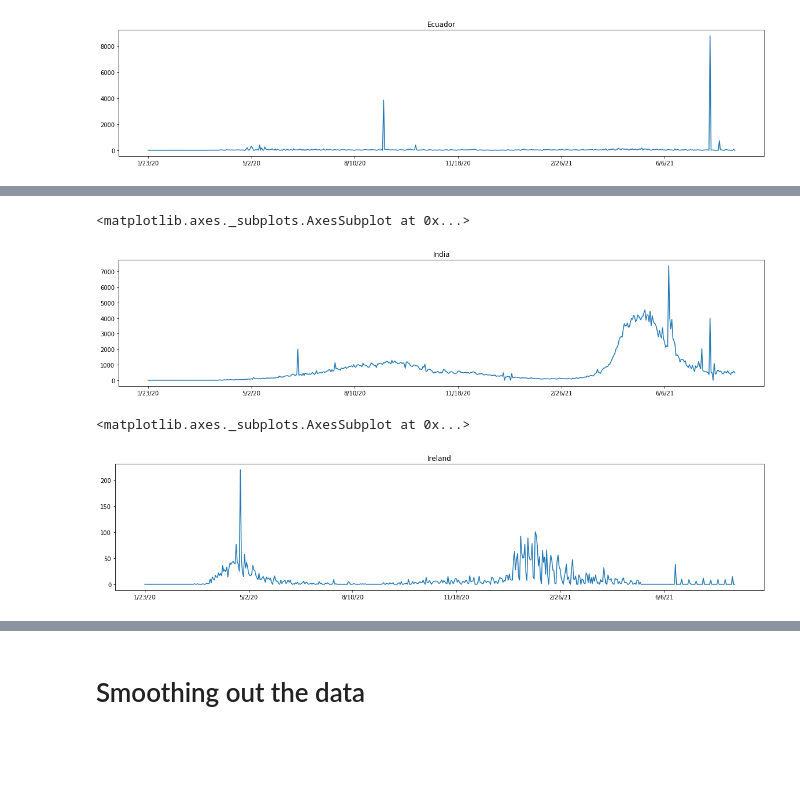
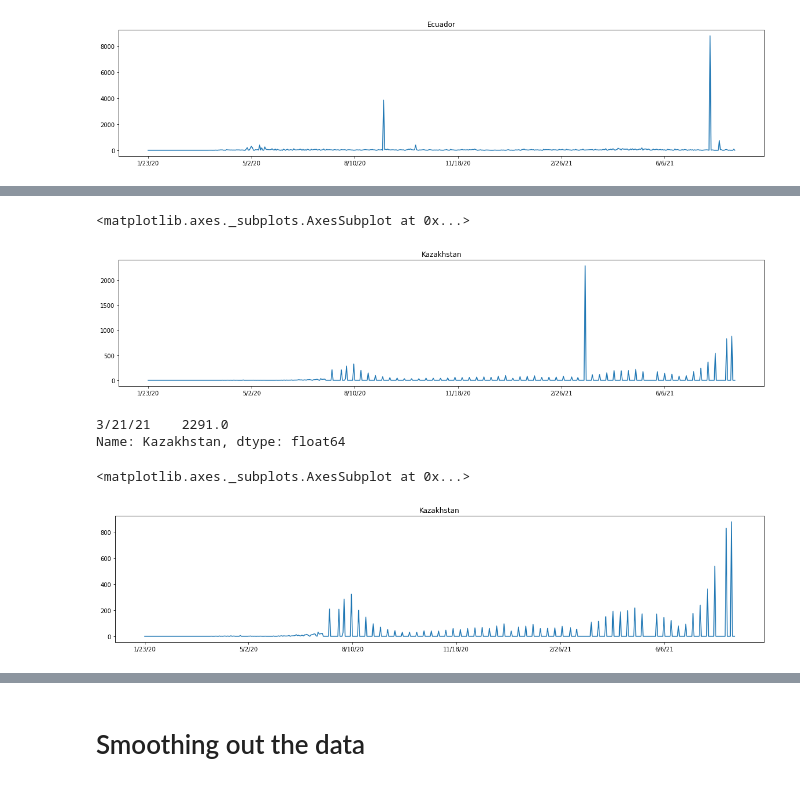
Before and after one commit to Edigiraldo/covid-deaths-predictor, a Jupyter notebook: Process_covid_deaths_data.ipynb, the cells around one changed output, grey strips where cells are left out. Saved outputs shown, nothing was run; the diff lists cells and outputs as text; code cells hidden in the pictures; blank space fills up the shorter version.

```diff
--- a/Process_covid_deaths_data.ipynb
+++ b/Process_covid_deaths_data.ipynb
@@ -158,3 +180,5 @@ covid_deaths_df.loc['China', covid_deaths_df.loc['China'] > 400] = covid_deaths_
+# %%
+covid_deaths_df.loc['China', '4/17/20'] = covid_deaths_df.loc['China', '4/16/20']
 # %%
 covid_deaths_df.loc['China'].plot(figsize=(20, 4), title='China')
 # %% [output]
@@ -168,5 +197,5 @@ covid_deaths_df.loc['Congo (Kinshasa)'].plot(figsize=(20, 4), title='Congo (Kins
 # %%
-covid_deaths_df.loc['Congo (Kinshasa)', covid_deaths_df.loc['Congo (Kinshasa)'] > 100] = covid_deaths_df.loc['Congo (Kinshasa)', '12/22/20']
+covid_deaths_df.loc['Congo (Kinshasa)', '12/23/20'] = covid_deaths_df.loc['Congo (Kinshasa)', '12/22/20']
 # %%
 covid_deaths_df.loc['Congo (Kinshasa)'].plot(figsize=(20, 4), title='Congo (Kinshasa)')
 # %% [output]
@@ -177,10 +206,3 @@ covid_deaths_df.loc['Ecuador'].plot(figsize=(20, 4), title='Ecuador') # Ecuador
 # %% [output]
 <matplotlib.axes._subplots.AxesSubplot at 0x...>
 [figure]
-# %%
-covid_deaths_df.loc['El Salvador'].plot(figsize=(20, 4), title='El Salvador')
-plt.show()
-covid_deaths_df.loc['El Salvador', covid_deaths_df.loc['El Salvador'] > 20] = covid_deaths_df.loc['El Salvador', '1/4/21']
-covid_deaths_df.loc['El Salvador', '1/2/21'] = covid_deaths_df.loc['El Salvador', '1/3/21']
-covid_deaths_df.loc['El Salvador'].plot(figsize=(20, 4), title='El Salvador')
-plt.show()
@@ -190,10 +209,17 @@ plt.show()
 # %%
-covid_deaths_df.loc['India'].plot(figsize=(20, 4), title='India') # Left unmodified
+covid_deaths_df.loc['Kazakhstan'].plot(figsize=(20, 4), title='Kazakhstan')
 # %% [output]
 <matplotlib.axes._subplots.AxesSubplot at 0x...>
-[figure, old version]
+[figure, new version]
+# %%
+covid_deaths_df.loc['Kazakhstan', covid_deaths_df.loc['Kazakhstan'] > 1000]
+# %% [output]
+3/21/21    2291.0
+Name: Kazakhstan, dtype: float64
+# %%
+covid_deaths_df.loc['Kazakhstan', '3/21/21'] = 0
 # %%
-covid_deaths_df.loc['Ireland'].plot(figsize=(20, 4), title='Ireland') # Left as it is.
+covid_deaths_df.loc['Kazakhstan'].plot(figsize=(20, 4), title='Kazakhstan')
 # %% [output]
 <matplotlib.axes._subplots.AxesSubplot at 0x...>
-[figure, old version]
+[figure, new version]
```
Also changed, not shown: parts of 23 cells of this notebook, 1 other file.
